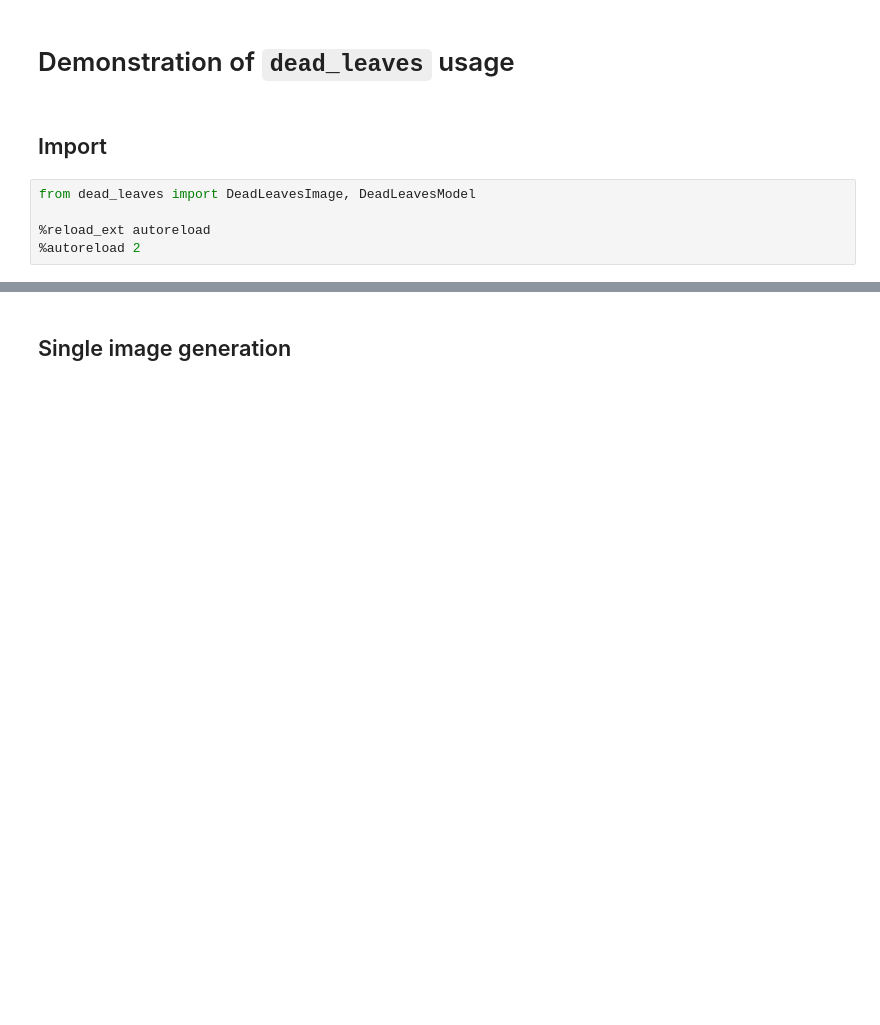
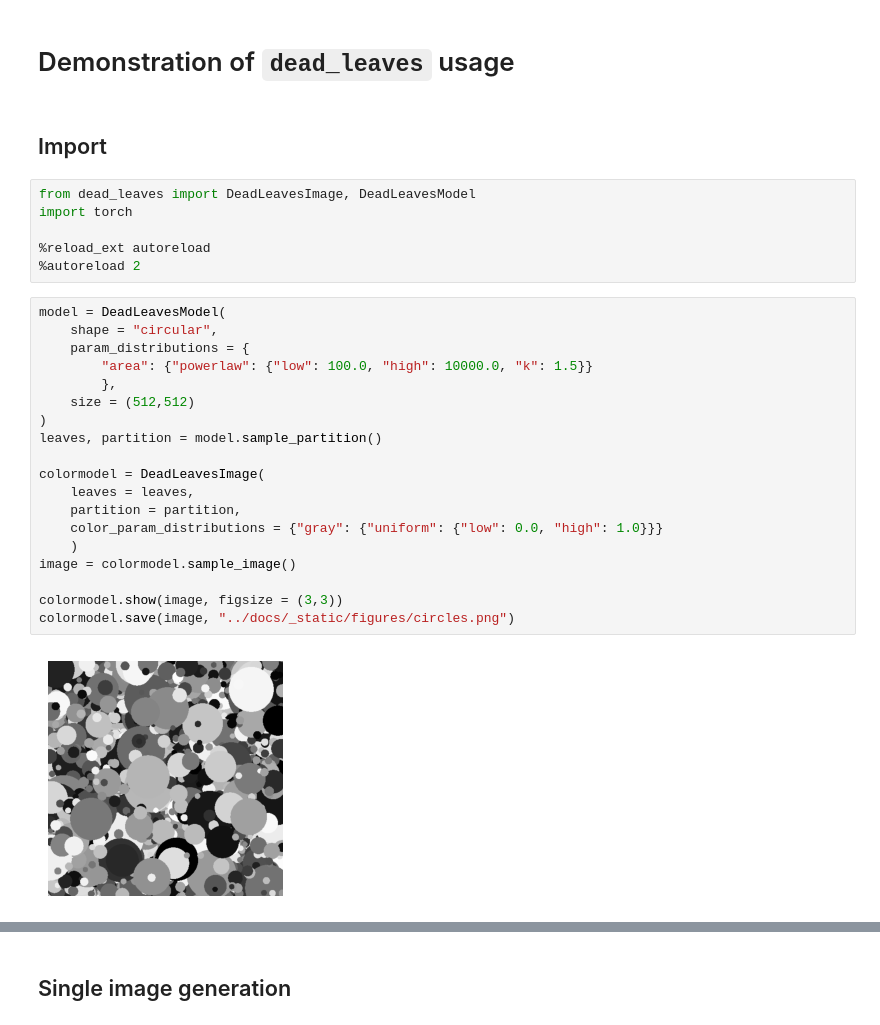
Before and after one commit to ag-perception-wallis-lab/deadleaves, a Jupyter notebook: examples/demo.ipynb, the cells around one changed output, grey strips where cells are left out. Saved outputs shown, nothing was run; the diff lists cells and outputs as text; blank space fills up the shorter version.

Commit message:
Add example plots for documentation

```diff
--- a/examples/demo.ipynb
+++ b/examples/demo.ipynb
@@ -4,6 +4,28 @@
 ## Import
 # %%
 from dead_leaves import DeadLeavesImage, DeadLeavesModel
+import torch
 
 %reload_ext autoreload
 %autoreload 2
+# %%
+model = DeadLeavesModel(
+    shape = "circular",
+    param_distributions = {
+        "area": {"powerlaw": {"low": 100.0, "high": 10000.0, "k": 1.5}}
+        },
+    size = (512,512)
+)
+leaves, partition = model.sample_partition()
+
+colormodel = DeadLeavesImage(
+    leaves = leaves,
+    partition = partition,
+    color_param_distributions = {"gray": {"uniform": {"low": 0.0, "high": 1.0}}}
+    )
+image = colormodel.sample_image()
+
+colormodel.show(image, figsize = (3,3))
+colormodel.save(image, "../docs/_static/figures/circles.png")
+# %% [output]
+[figure, added]
```
Also changed, not shown: parts of 18 cells of this notebook.
